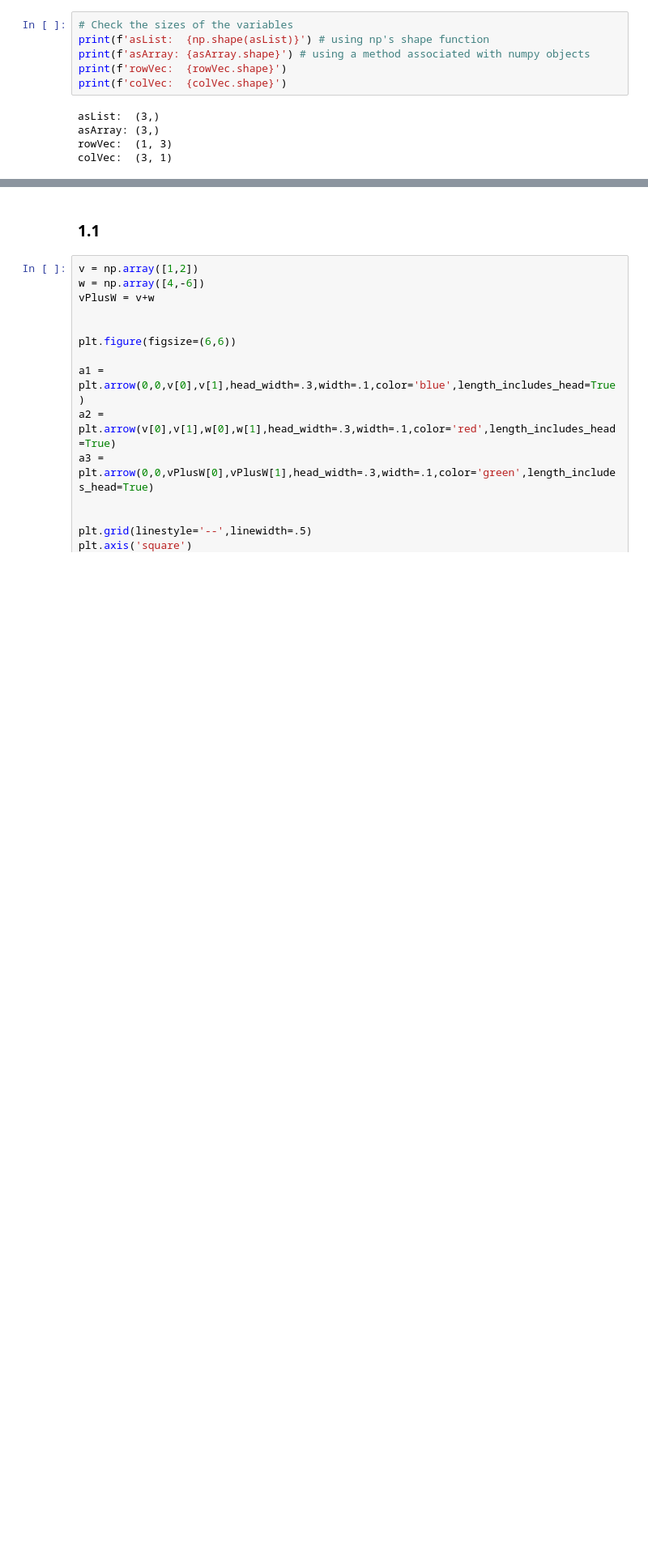
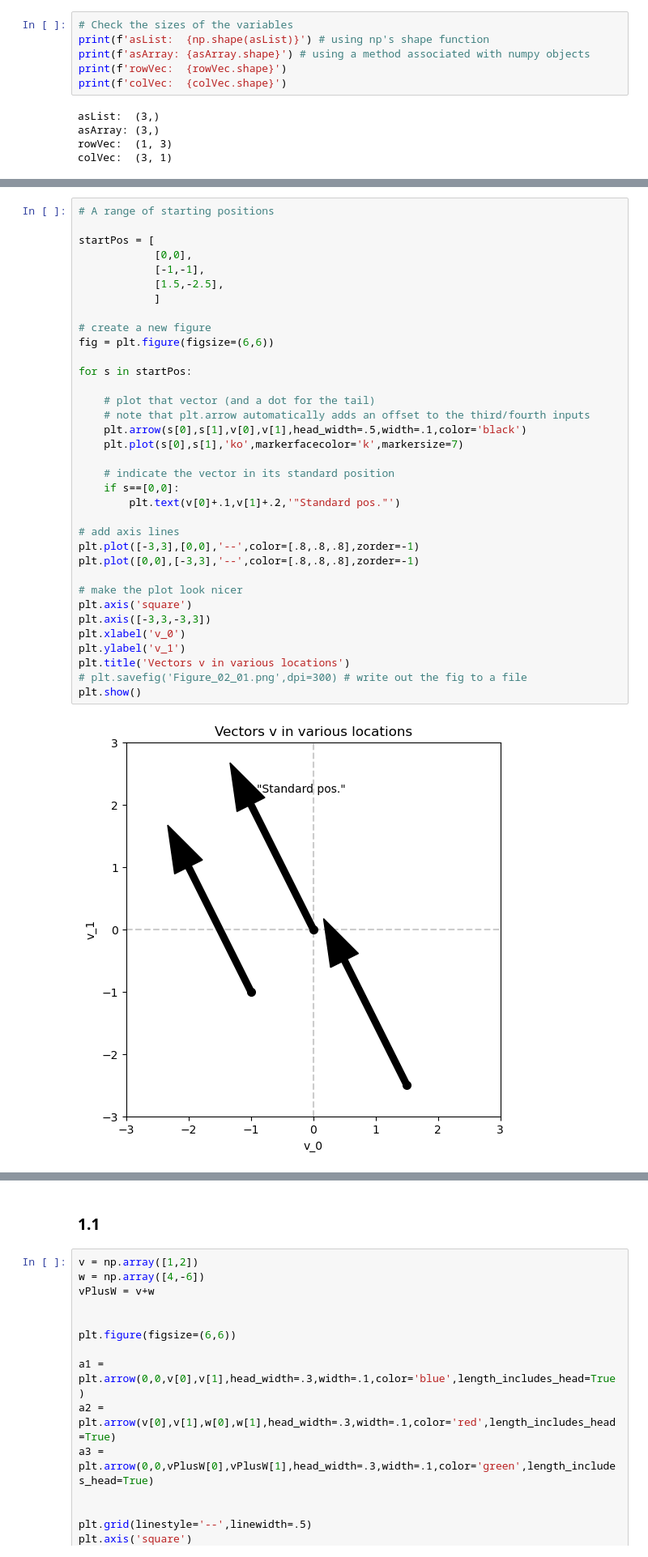
Before and after one commit to refigo/mathematics-vault, a Jupyter notebook: Linear_Algebra/linarg4ds/ch02/ch02_vectors_part1.ipynb, the cells around one changed output, grey strips where cells are left out. Shown: that part at 81% size. Saved outputs shown, nothing was run; the diff lists cells and outputs as text; blank space fills up the shorter version.

```diff
--- a/Linear_Algebra/linarg4ds/ch02/ch02_vectors_part1.ipynb
+++ b/Linear_Algebra/linarg4ds/ch02/ch02_vectors_part1.ipynb
@@ -33,0 +59,37 @@ colVec:  (3, 1)
+# %%
+# A range of starting positions
+
+startPos = [
+            [0,0],
+            [-1,-1],
+            [1.5,-2.5],
+            ]
+
+# create a new figure
+fig = plt.figure(figsize=(6,6))
+
+for s in startPos:
+
+    # plot that vector (and a dot for the tail)
+    # note that plt.arrow automatically adds an offset to the third/fourth inputs
+    plt.arrow(s[0],s[1],v[0],v[1],head_width=.5,width=.1,color='black')
+    plt.plot(s[0],s[1],'ko',markerfacecolor='k',markersize=7)
+
+    # indicate the vector in its standard position
+    if s==[0,0]:
+        plt.text(v[0]+.1,v[1]+.2,'"Standard pos."')
+
+# add axis lines
+plt.plot([-3,3],[0,0],'--',color=[.8,.8,.8],zorder=-1)
+plt.plot([0,0],[-3,3],'--',color=[.8,.8,.8],zorder=-1)
+
+# make the plot look nicer
+plt.axis('square')
+plt.axis([-3,3,-3,3])
+plt.xlabel('v_0')
+plt.ylabel('v_1')
+plt.title('Vectors v in various locations')
+# plt.savefig('Figure_02_01.png',dpi=300) # write out the fig to a file
+plt.show()
+# %% [output]
+[figure, added]
```
Also changed, not shown: parts of 5 cells of this notebook.
